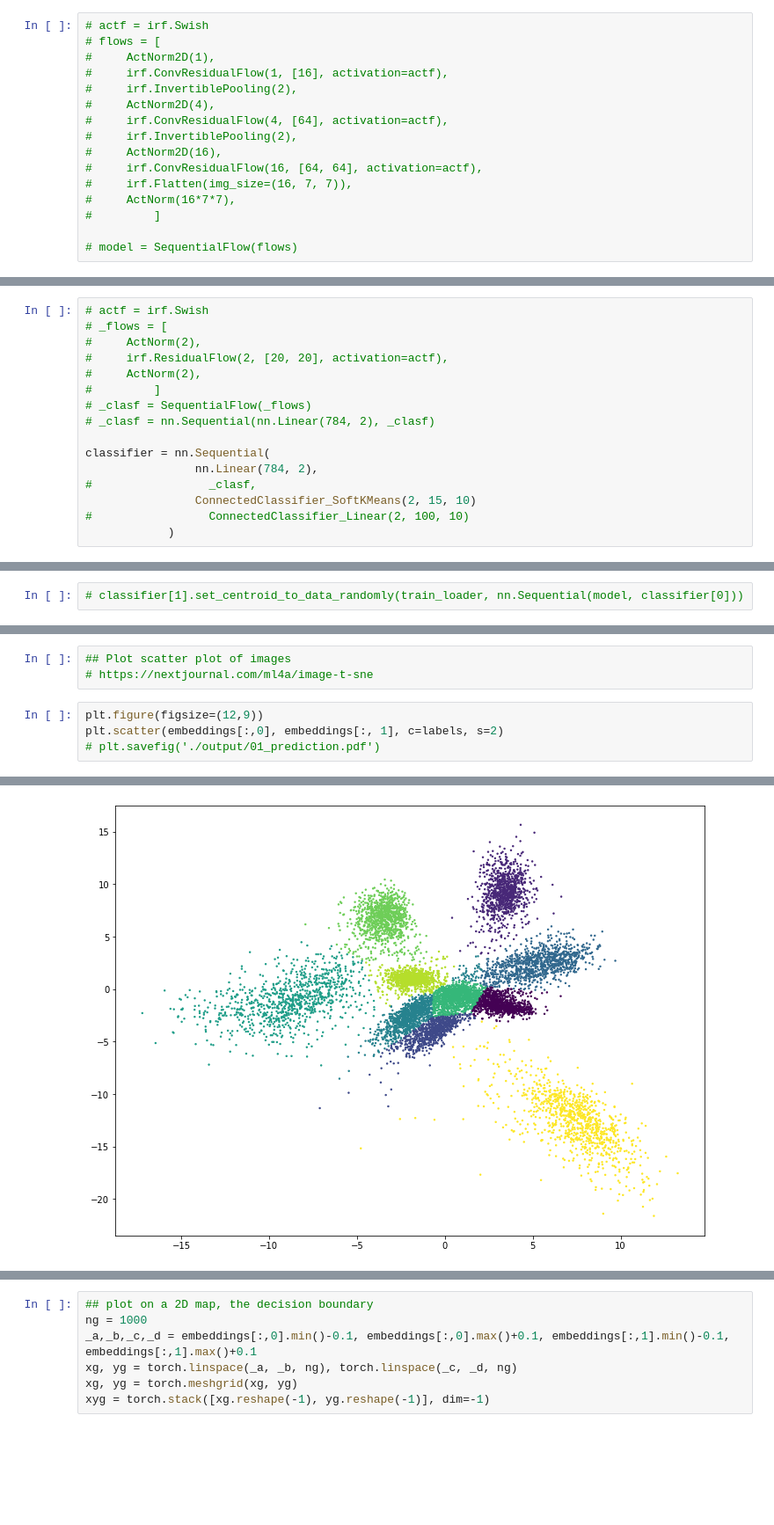
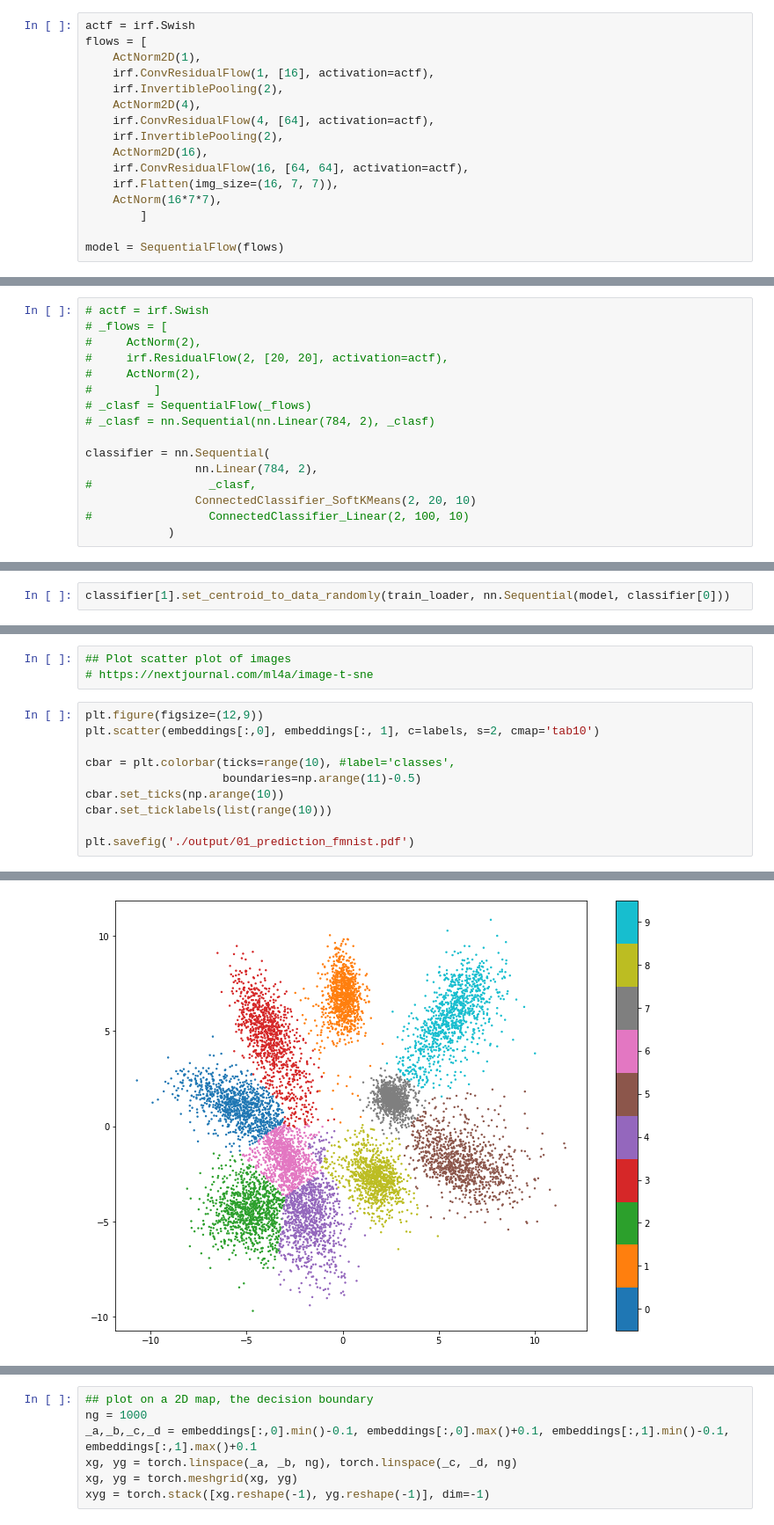
Before and after one commit to tsumansapkota/Experimentals, a Jupyter notebook: NN_Func_Approx/Invertible_Flow_NN/multi_invex_func/04.2_Invex_classifier_CNN_MNIST_2D_embedding.ipynb, the cells around one changed output, grey strips where cells are left out. Shown at 88% size. Drawn from its saved outputs; the diff is of its cells as text; blank space fills up the shorter version.

Commit message:
Improving Multi-invex classifier

```diff
--- a/NN_Func_Approx/Invertible_Flow_NN/multi_invex_func/04.2_Invex_classifier_CNN_MNIST_2D_embedding.ipynb
+++ b/NN_Func_Approx/Invertible_Flow_NN/multi_invex_func/04.2_Invex_classifier_CNN_MNIST_2D_embedding.ipynb
@@ -190,19 +189,19 @@ torch.Size([3, 784])
 # %%
-# actf = irf.Swish
-# flows = [
-#     ActNorm2D(1),
-#     irf.ConvResidualFlow(1, [16], activation=actf),
-#     irf.InvertiblePooling(2),
-#     ActNorm2D(4),
-#     irf.ConvResidualFlow(4, [64], activation=actf),
-#     irf.InvertiblePooling(2),
-#     ActNorm2D(16),
-#     irf.ConvResidualFlow(16, [64, 64], activation=actf),
-#     irf.Flatten(img_size=(16, 7, 7)),
-#     ActNorm(16*7*7),
-#         ]
+actf = irf.Swish
+flows = [
+    ActNorm2D(1),
+    irf.ConvResidualFlow(1, [16], activation=actf),
+    irf.InvertiblePooling(2),
+    ActNorm2D(4),
+    irf.ConvResidualFlow(4, [64], activation=actf),
+    irf.InvertiblePooling(2),
+    ActNorm2D(16),
+    irf.ConvResidualFlow(16, [64, 64], activation=actf),
+    irf.Flatten(img_size=(16, 7, 7)),
+    ActNorm(16*7*7),
+        ]
 
-# model = SequentialFlow(flows)
+model = SequentialFlow(flows)
 # %%
 # actf = irf.Swish
 # flows = [
@@ -294,7 +292,7 @@ cuda:0
 classifier = nn.Sequential(
                 nn.Linear(784, 2),
 #                 _clasf,
-                ConnectedClassifier_SoftKMeans(2, 15, 10)
+                ConnectedClassifier_SoftKMeans(2, 20, 10)
 #                 ConnectedClassifier_Linear(2, 100, 10)
             )
 # %%
@@ -318,5 +304,5 @@ def relocate_centroids():
 # %%
-# classifier[1].set_centroid_to_data_randomly(train_loader, nn.Sequential(model, classifier[0]))
+classifier[1].set_centroid_to_data_randomly(train_loader, nn.Sequential(model, classifier[0]))
 # %%
 learning_rate = 0.0003
 # %%
@@ -504,6 +496,12 @@ ilabels = torch.cat(ilabels, dim=0)
 # https://nextjournal.com/ml4a/image-t-sne
 # %%
 plt.figure(figsize=(12,9))
-plt.scatter(embeddings[:,0], embeddings[:, 1], c=labels, s=2)
-# plt.savefig('./output/01_prediction.pdf')
+plt.scatter(embeddings[:,0], embeddings[:, 1], c=labels, s=2, cmap='tab10')
+
+cbar = plt.colorbar(ticks=range(10), #label='classes',
+                    boundaries=np.arange(11)-0.5)
+cbar.set_ticks(np.arange(10))
+cbar.set_ticklabels(list(range(10)))
+
+plt.savefig('./output/01_prediction_fmnist.pdf')
 # %% [output]
@@ -511 +508 @@ plt.scatter(embeddings[:,0], embeddings[:, 1], c=labels, s=2)
-[figure, old version]
+[figure, new version]
```
Also changed, not shown: parts of 29 cells of this notebook, 14 other files.
